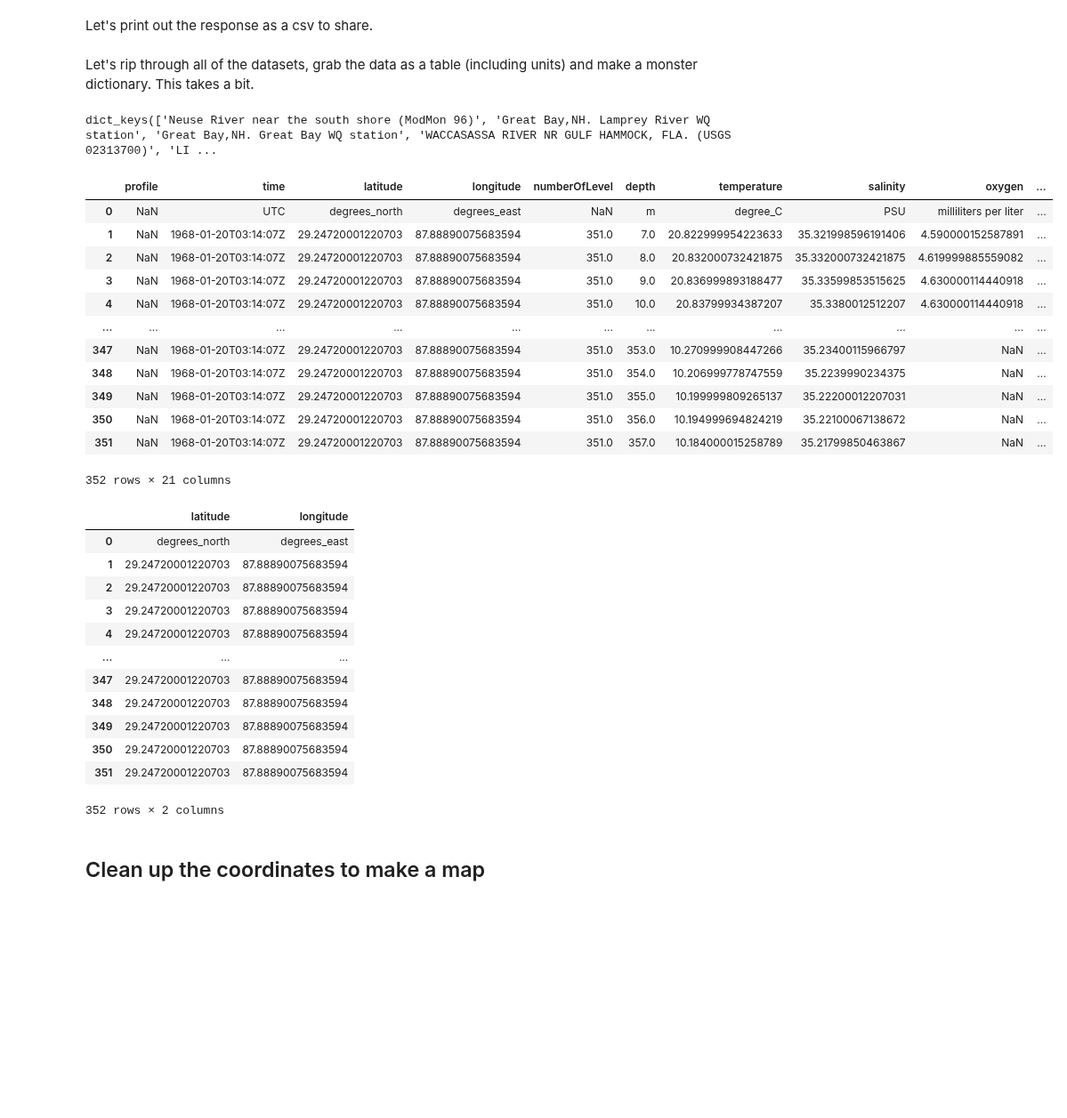
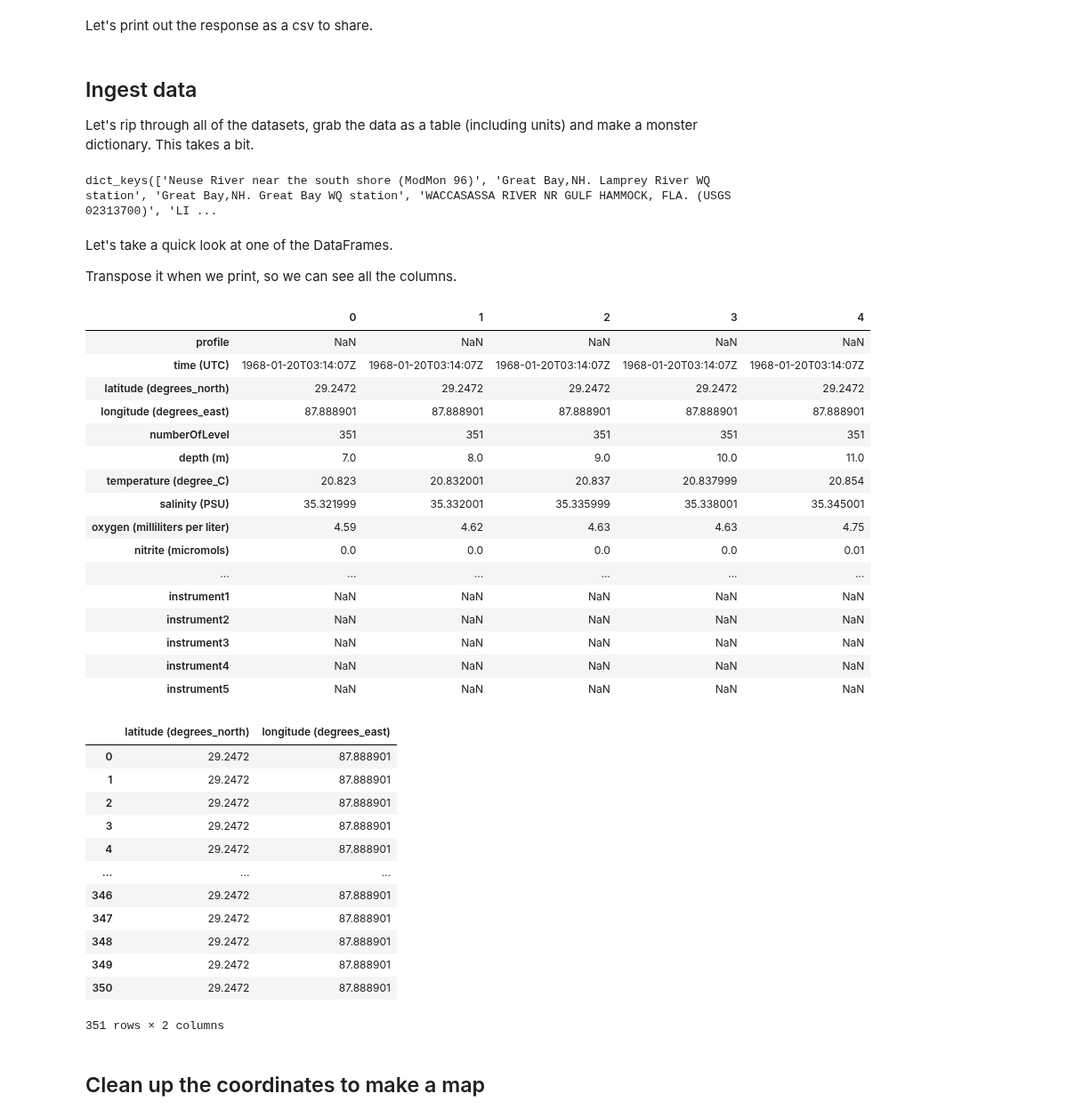
Before and after one commit to MathewBiddle/sandbox, a Jupyter notebook: notebooks/CKAN_API_Query.ipynb, the cells around one changed output. Shown at 89% size. Cells and saved outputs as stored; diff of their text form; code cells hidden in the pictures; blank space fills up the shorter version.

```diff
--- a/notebooks/CKAN_API_Query.ipynb
+++ b/notebooks/CKAN_API_Query.ipynb
@@ -282,49 +282,59 @@ Let's print out the response as a csv to share.
 # %%
 # print(df_out_nodups_no_glider.to_csv(index=False))
 # %% [markdown]
+## Ingest data
+
 Let's rip through all of the datasets, grab the data as a table (including units) and make a monster dictionary. This takes a bit.
 # %%
 df_out_final = {}
 
 for index,row in df_out_nodups_no_glider.iterrows():
     #print(row)
-    df_out_final['{}'.format(row['title'])] = pd.read_csv('{}.csv'.format(row['url']), low_memory=False)
+    df_out_final['{}'.format(row['title'])] = pd.read_csv('{}.csvp'.format(row['url']), low_memory=False)
 # %%
 df_out_final.keys()
 # %% [output]
 dict_keys(['Neuse River near the south shore (ModMon 96)', 'Great Bay,NH. Lamprey River WQ station', 'Great Bay,NH. Great Bay WQ station', 'WACCASASSA RIVER NR GULF HAMMOCK, FLA. (USGS 02313700)', 'LI ...
+# %% [markdown]
+Let's take a quick look at one of the DataFrames.
+
+Transpose it when we print, so we can see all the columns.
 # %%
-df_out_final["\"Deepwater CTD - pe972218.ctd.nc - 29.25N, -87.89W - 1997-03-21\""]
+df_out_final["\"Deepwater CTD - pe972218.ctd.nc - 29.25N, -87.89W - 1997-03-21\""].head(5).T
 # %% [output]
-|  | profile | time | latitude | longitude | numberOfLevel | depth | temperature | salinity | oxygen | ... |
-| 0 | NaN | UTC | degrees_north | degrees_east | NaN | m | degree_C | PSU | milliliters per liter | ... |
-| 1 | NaN | 1968-01-20T03:14:07Z | 29.24720001220703 | 87.88890075683594 | 351.0 | 7.0 | 20.822999954223633 | 35.321998596191406 | 4.590000152587891 | ... |
-| 2 | NaN | 1968-01-20T03:14:07Z | 29.24720001220703 | 87.88890075683594 | 351.0 | 8.0 | 20.832000732421875 | 35.332000732421875 | 4.619999885559082 | ... |
-| 3 | NaN | 1968-01-20T03:14:07Z | 29.24720001220703 | 87.88890075683594 | 351.0 | 9.0 | 20.836999893188477 | 35.33599853515625 | 4.630000114440918 | ... |
-| 4 | NaN | 1968-01-20T03:14:07Z | 29.24720001220703 | 87.88890075683594 | 351.0 | 10.0 | 20.83799934387207 | 35.3380012512207 | 4.630000114440918 | ... |
-| ... | ... | ... | ... | ... | ... | ... | ... | ... | ... | ... |
-| 347 | NaN | 1968-01-20T03:14:07Z | 29.24720001220703 | 87.88890075683594 | 351.0 | 353.0 | 10.270999908447266 | 35.23400115966797 | NaN | ... |
-| 348 | NaN | 1968-01-20T03:14:07Z | 29.24720001220703 | 87.88890075683594 | 351.0 | 354.0 | 10.206999778747559 | 35.2239990234375 | NaN | ... |
-| 349 | NaN | 1968-01-20T03:14:07Z | 29.24720001220703 | 87.88890075683594 | 351.0 | 355.0 | 10.199999809265137 | 35.22200012207031 | NaN | ... |
-| 350 | NaN | 1968-01-20T03:14:07Z | 29.24720001220703 | 87.88890075683594 | 351.0 | 356.0 | 10.194999694824219 | 35.22100067138672 | NaN | ... |
-| 351 | NaN | 1968-01-20T03:14:07Z | 29.24720001220703 | 87.88890075683594 | 351.0 | 357.0 | 10.184000015258789 | 35.21799850463867 | NaN | ... |
+|  | 0 | 1 | 2 | 3 | 4 |
+| profile | NaN | NaN | NaN | NaN | NaN |
+| time (UTC) | 1968-01-20T03:14:07Z | 1968-01-20T03:14:07Z | 1968-01-20T03:14:07Z | 1968-01-20T03:14:07Z | 1968-01-20T03:14:07Z |
+| latitude (degrees_north) | 29.2472 | 29.2472 | 29.2472 | 29.2472 | 29.2472 |
+| longitude (degrees_east) | 87.888901 | 87.888901 | 87.888901 | 87.888901 | 87.888901 |
+| numberOfLevel | 351 | 351 | 351 | 351 | 351 |
+| depth (m) | 7.0 | 8.0 | 9.0 | 10.0 | 11.0 |
+| temperature (degree_C) | 20.823 | 20.832001 | 20.837 | 20.837999 | 20.854 |
+| salinity (PSU) | 35.321999 | 35.332001 | 35.335999 | 35.338001 | 35.345001 |
+| oxygen (milliliters per liter) | 4.59 | 4.62 | 4.63 | 4.63 | 4.75 |
+| nitrite (micromols) | 0.0 | 0.0 | 0.0 | 0.0 | 0.01 |
+| ... | ... | ... | ... | ... | ... |
+| instrument1 | NaN | NaN | NaN | NaN | NaN |
+| instrument2 | NaN | NaN | NaN | NaN | NaN |
+| instrument3 | NaN | NaN | NaN | NaN | NaN |
+| instrument4 | NaN | NaN | NaN | NaN | NaN |
+| instrument5 | NaN | NaN | NaN | NaN | NaN |
-352 rows × 21 columns
 # %%
-df_out_final["\"Deepwater CTD - pe972218.ctd.nc - 29.25N, -87.89W - 1997-03-21\""][['latitude','longitude']]
+df_out_final["\"Deepwater CTD - pe972218.ctd.nc - 29.25N, -87.89W - 1997-03-21\""][['latitude (degrees_north)','longitude (degrees_east)']]
 # %% [output]
-|  | latitude | longitude |
-| 0 | degrees_north | degrees_east |
-| 1 | 29.24720001220703 | 87.88890075683594 |
-| 2 | 29.24720001220703 | 87.88890075683594 |
-| 3 | 29.24720001220703 | 87.88890075683594 |
-| 4 | 29.24720001220703 | 87.88890075683594 |
+|  | latitude (degrees_north) | longitude (degrees_east) |
+| 0 | 29.2472 | 87.888901 |
+| 1 | 29.2472 | 87.888901 |
+| 2 | 29.2472 | 87.888901 |
+| 3 | 29.2472 | 87.888901 |
+| 4 | 29.2472 | 87.888901 |
 | ... | ... | ... |
-| 347 | 29.24720001220703 | 87.88890075683594 |
-| 348 | 29.24720001220703 | 87.88890075683594 |
-| 349 | 29.24720001220703 | 87.88890075683594 |
-| 350 | 29.24720001220703 | 87.88890075683594 |
-| 351 | 29.24720001220703 | 87.88890075683594 |
+| 346 | 29.2472 | 87.888901 |
+| 347 | 29.2472 | 87.888901 |
+| 348 | 29.2472 | 87.888901 |
+| 349 | 29.2472 | 87.888901 |
+| 350 | 29.2472 | 87.888901 |
-352 rows × 2 columns
+351 rows × 2 columns
 # %% [markdown]
 ## Clean up the coordinates to make a map
 # %%
```
Also changed, not shown: parts of 6 cells of this notebook.
